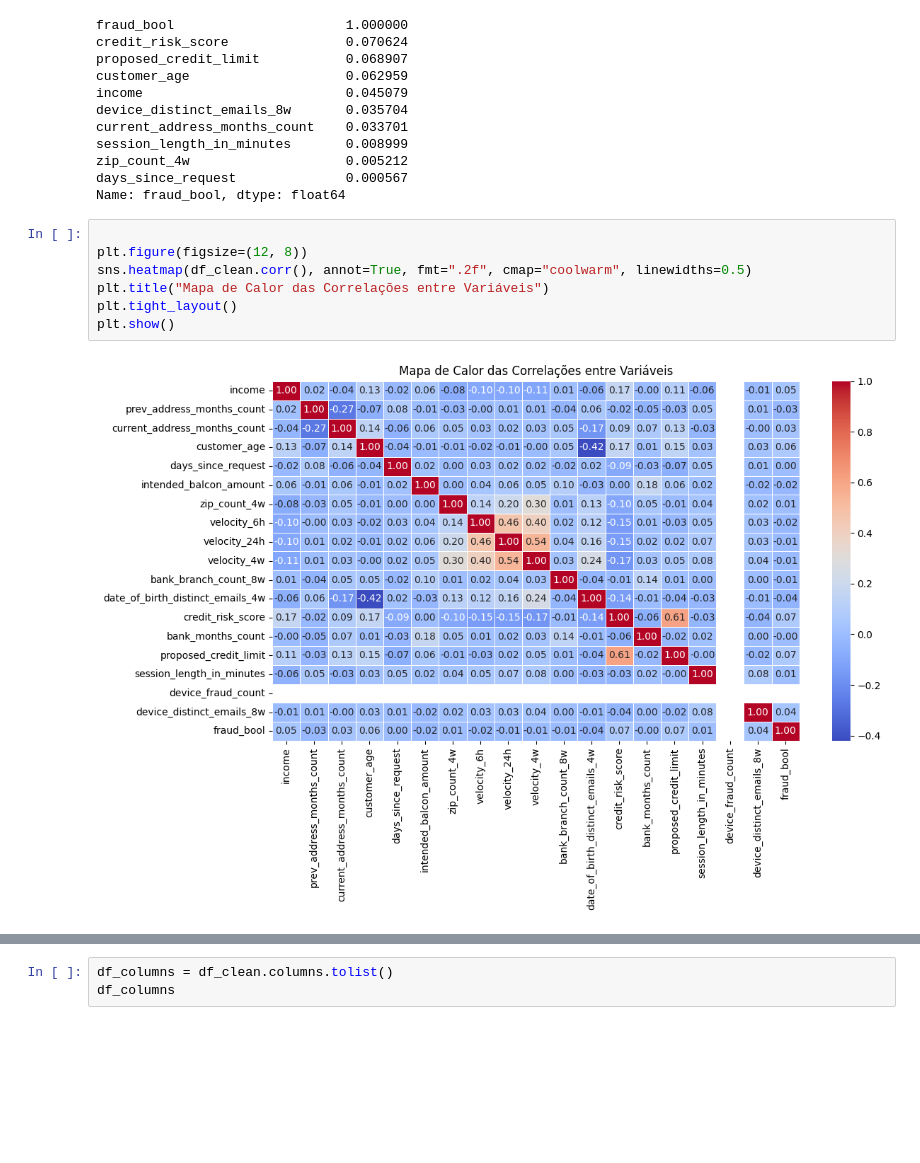
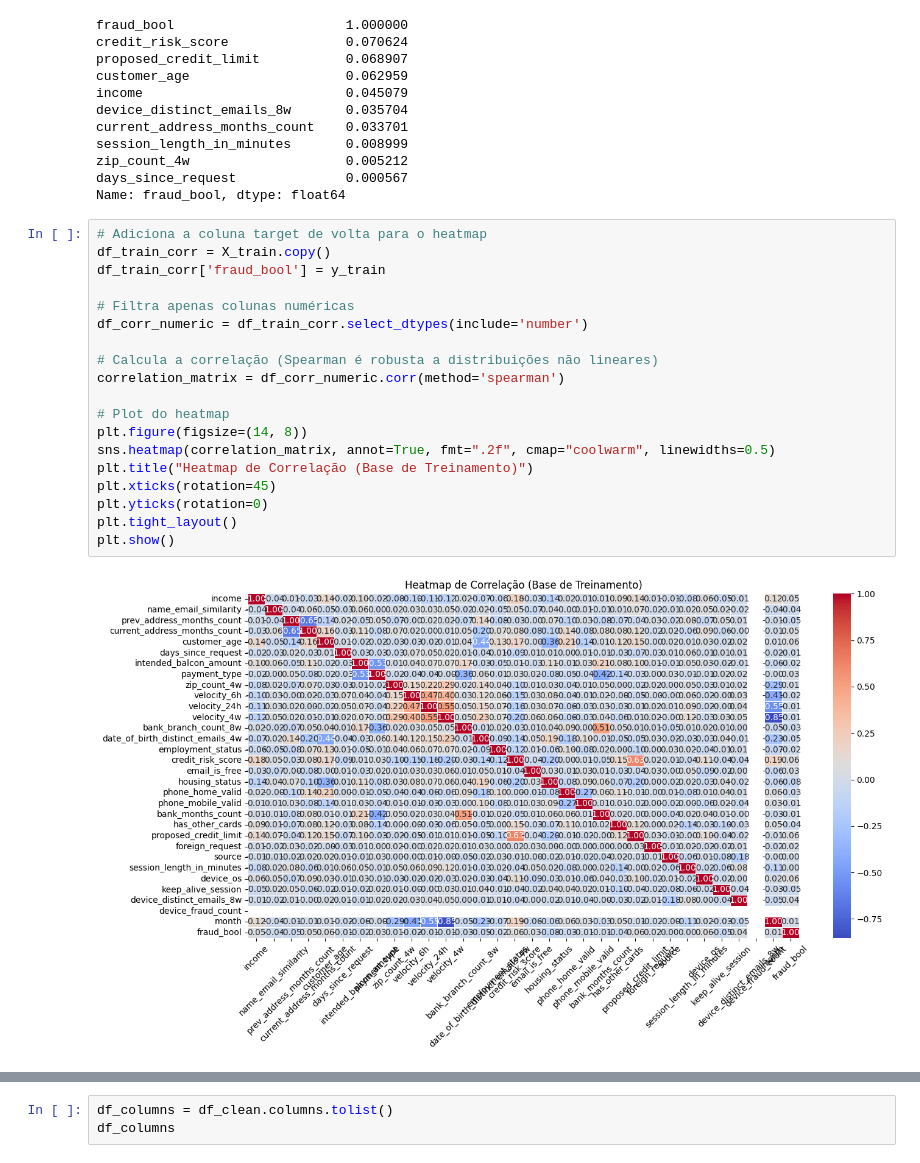
Before and after one commit to darthVarada/Fraudes-Financeiras, a Jupyter notebook: estudo.ipynb, the cells around one changed output, grey strips where cells are left out. Drawn from its saved outputs; the diff is of its cells as text; blank space fills up the shorter version.

```diff
--- a/estudo.ipynb
+++ b/estudo.ipynb
@@ -262,11 +281,23 @@ zip_count_4w                    0.005212
 days_since_request              0.000567
 Name: fraud_bool, dtype: float64
 # %%
+# Adiciona a coluna target de volta para o heatmap
+df_train_corr = X_train.copy()
+df_train_corr['fraud_bool'] = y_train
 
-plt.figure(figsize=(12, 8))
-sns.heatmap(df_clean.corr(), annot=True, fmt=".2f", cmap="coolwarm", linewidths=0.5)
-plt.title("Mapa de Calor das Correlações entre Variáveis")
+# Filtra apenas colunas numéricas
+df_corr_numeric = df_train_corr.select_dtypes(include='number')
+
+# Calcula a correlação (Spearman é robusta a distribuições não lineares)
+correlation_matrix = df_corr_numeric.corr(method='spearman')
+
+# Plot do heatmap
+plt.figure(figsize=(14, 8))
+sns.heatmap(correlation_matrix, annot=True, fmt=".2f", cmap="coolwarm", linewidths=0.5)
+plt.title("Heatmap de Correlação (Base de Treinamento)")
+plt.xticks(rotation=45)
+plt.yticks(rotation=0)
 plt.tight_layout()
 plt.show()
 # %% [output]
-[figure, old version]
+[figure, new version]
```
Also changed, not shown: parts of 4 cells of this notebook.
